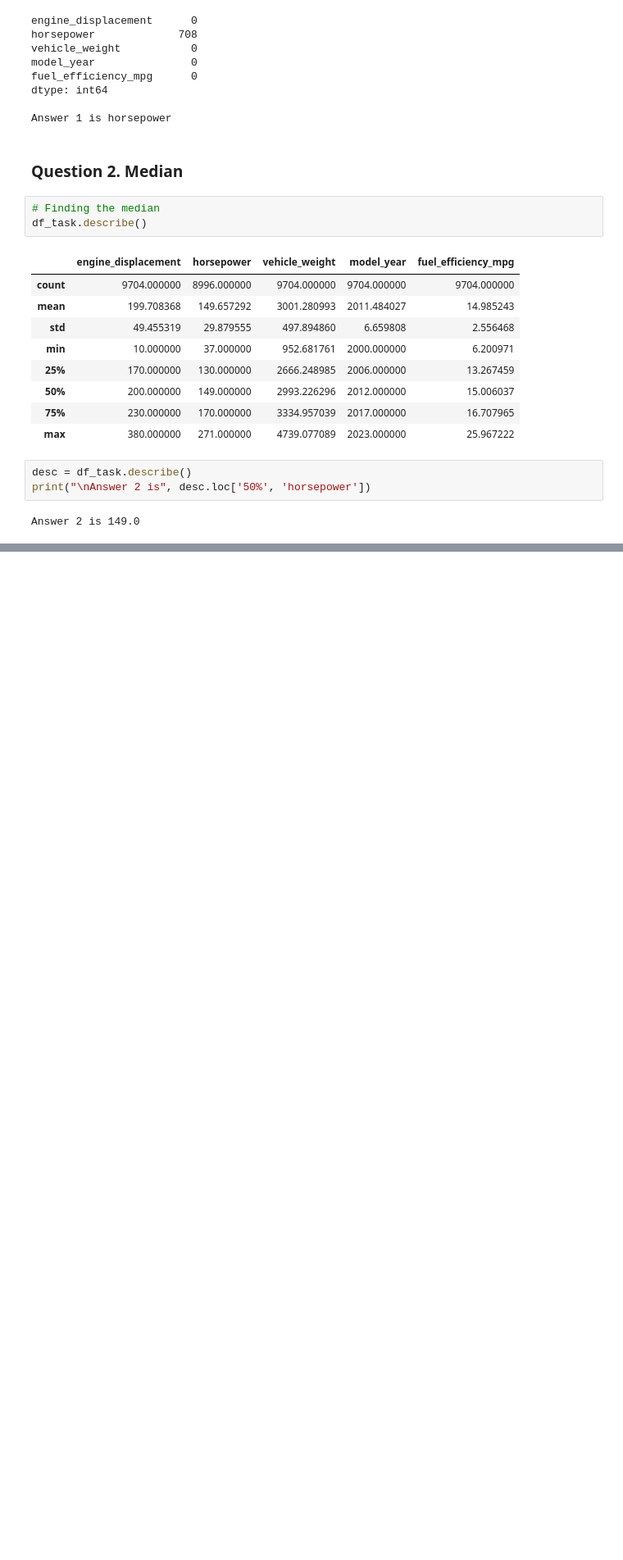
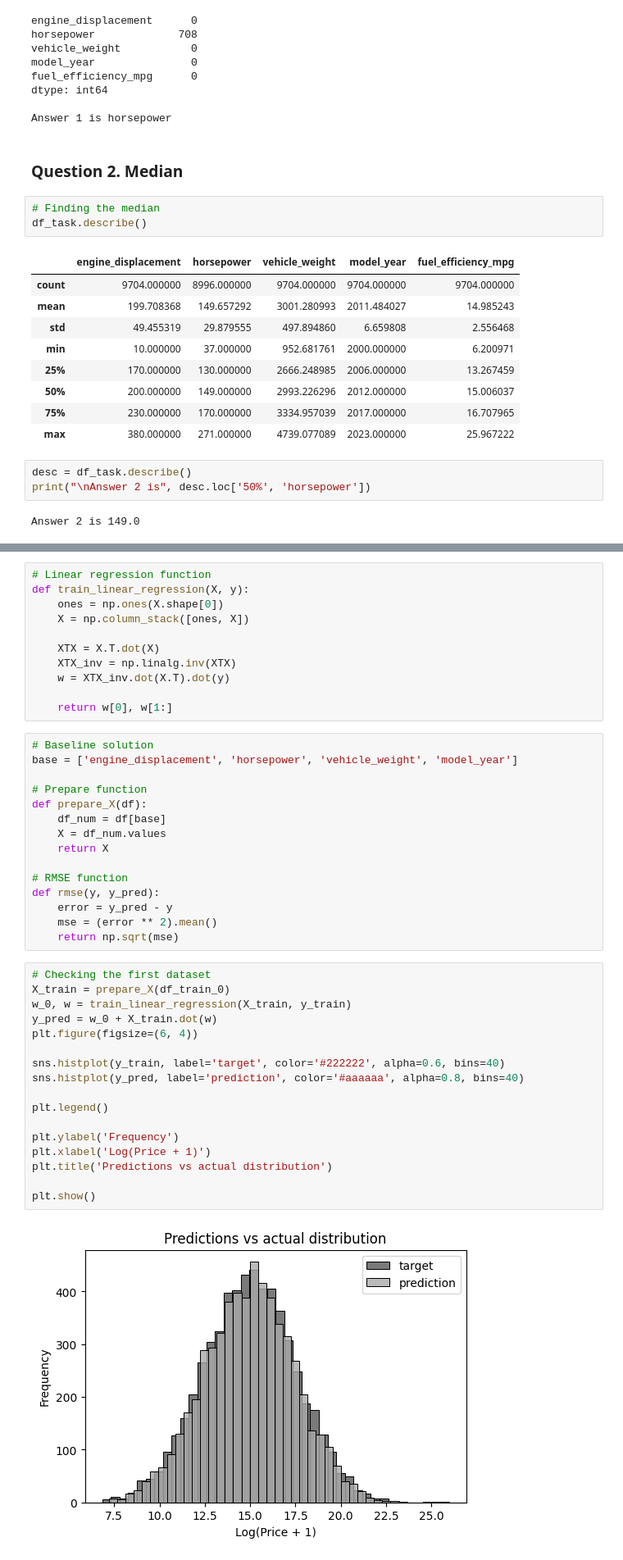
Before and after one commit to dmitrykosintsev/lm-zoomcamp, a Jupyter notebook: Homework files/Homework 2.ipynb, the cells around one changed output, grey strips where cells are left out. Shown at 82% size. Drawn from its saved outputs; the diff is of its cells as text; blank space fills up the shorter version.

```diff
--- a/Homework files/Homework 2.ipynb
+++ b/Homework files/Homework 2.ipynb
@@ -127,0 +178,45 @@ Answer 2 is 149.0
+# %%
+# Linear regression function
+def train_linear_regression(X, y):
+    ones = np.ones(X.shape[0])
+    X = np.column_stack([ones, X])
+
+    XTX = X.T.dot(X)
+    XTX_inv = np.linalg.inv(XTX)
+    w = XTX_inv.dot(X.T).dot(y)
+
+    return w[0], w[1:]
+# %%
+# Baseline solution
+base = ['engine_displacement', 'horsepower', 'vehicle_weight', 'model_year']
+
+# Prepare function
+def prepare_X(df):
+    df_num = df[base]
+    X = df_num.values
+    return X
+
+# RMSE function
+def rmse(y, y_pred):
+    error = y_pred - y
+    mse = (error ** 2).mean()
+    return np.sqrt(mse)
+# %%
+# Checking the first dataset
+X_train = prepare_X(df_train_0)
+w_0, w = train_linear_regression(X_train, y_train)
+y_pred = w_0 + X_train.dot(w)
+plt.figure(figsize=(6, 4))
+
+sns.histplot(y_train, label='target', color='#222222', alpha=0.6, bins=40)
+sns.histplot(y_pred, label='prediction', color='#aaaaaa', alpha=0.8, bins=40)
+
+plt.legend()
+
+plt.ylabel('Frequency')
+plt.xlabel('Log(Price + 1)')
+plt.title('Predictions vs actual distribution')
+
+plt.show()
+# %% [output]
+[figure, added]
```
Also changed, not shown: parts of 20 cells of this notebook.
